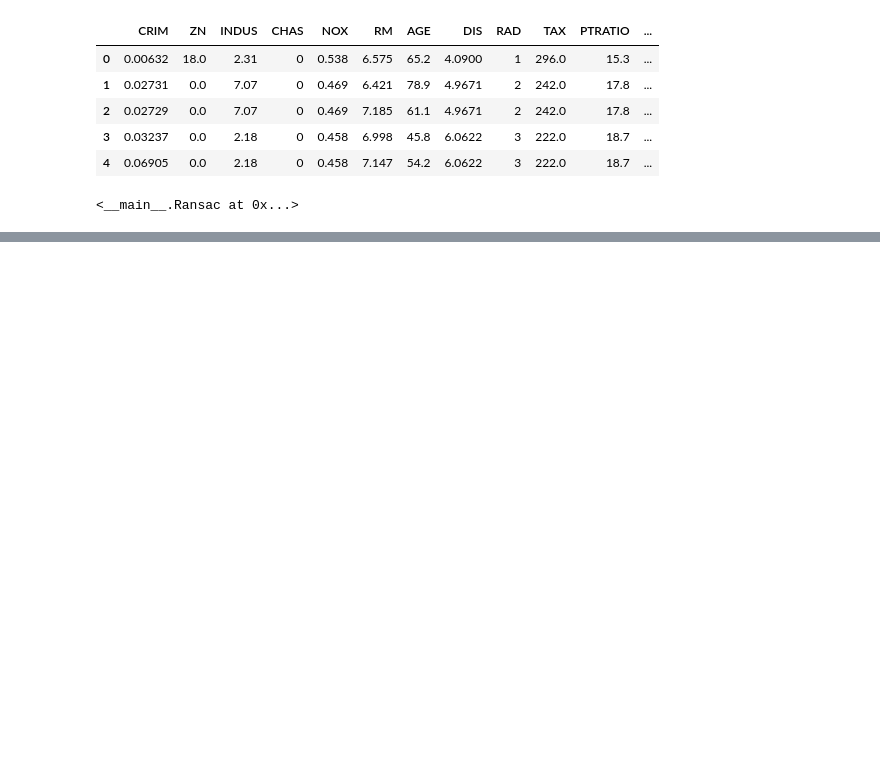
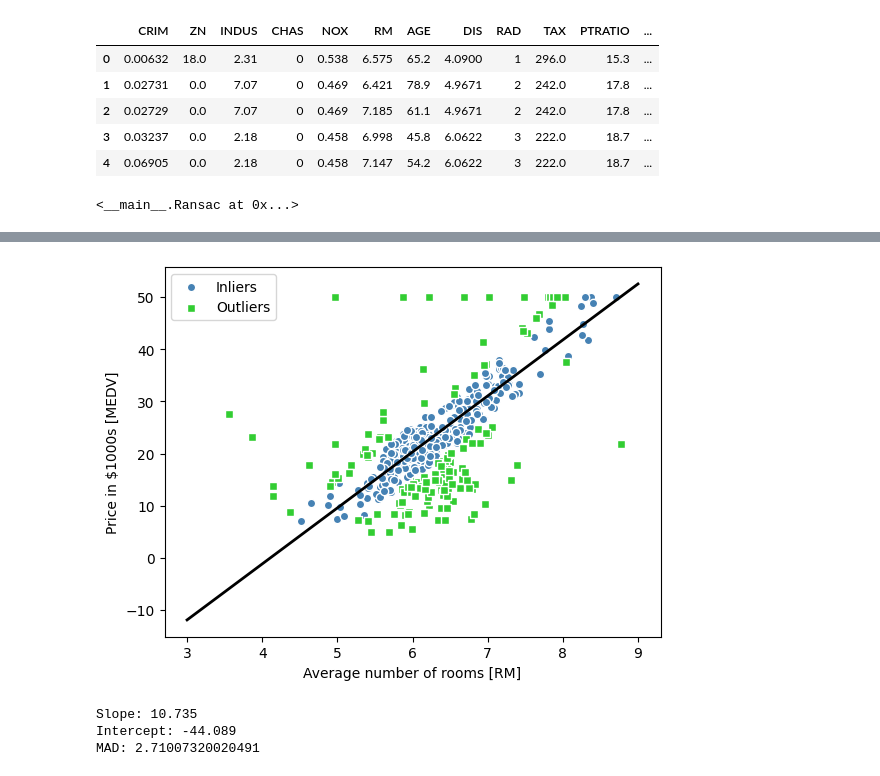
Before and after one commit to xyvlin/machine_learning_hw, a Jupyter notebook: ransac/ransac.ipynb, the cells around one changed output, grey strips where cells are left out. Saved outputs shown, nothing was run; the diff lists cells and outputs as text; code cells hidden in the pictures; blank space fills up the shorter version.

```diff
--- a/ransac/ransac.ipynb
+++ b/ransac/ransac.ipynb
@@ -107,0 +127,36 @@ Intercept: -35.541
+# %%
+from sklearn.linear_model import RANSACRegressor
+
+skransac = RANSACRegressor(LinearRegression(),
+              max_trials=100,
+              min_samples=50,
+              residual_threshold=5.0,
+              random_state=0)
+skransac.fit(X, y)
+
+inlier_mask = skransac.inlier_mask_
+outlier_mask = np.logical_not(inlier_mask)
+
+line_X = np.arange(3, 10, 1)
+line_y_ransac = skransac.predict(line_X[:, np.newaxis])
+
+plt.scatter(X[inlier_mask], y[inlier_mask],
+            c='steelblue', edgecolor='white',
+            marker='o', label='Inliers')
+plt.scatter(X[outlier_mask], y[outlier_mask],
+            c='limegreen', edgecolor='white',
+            marker='s', label='Outliers')
+plt.plot(line_X, line_y_ransac, color='black', lw=2)
+plt.xlabel('Average number of rooms [RM]')
+plt.ylabel('Price in $1000s [MEDV]')
+plt.legend(loc='upper left')
+plt.show()
+
+print('Slope: %.3f' % skransac.estimator_.coef_[0])
+print('Intercept: %.3f' % skransac.estimator_.intercept_)
+print('MAD:', mae(y, skransac.predict(X)))
+# %% [output]
+[figure, added]
+Slope: 10.735
+Intercept: -44.089
+MAD: 2.71007320020491
```
Also changed, not shown: parts of 5 cells of this notebook, 1 other file.
